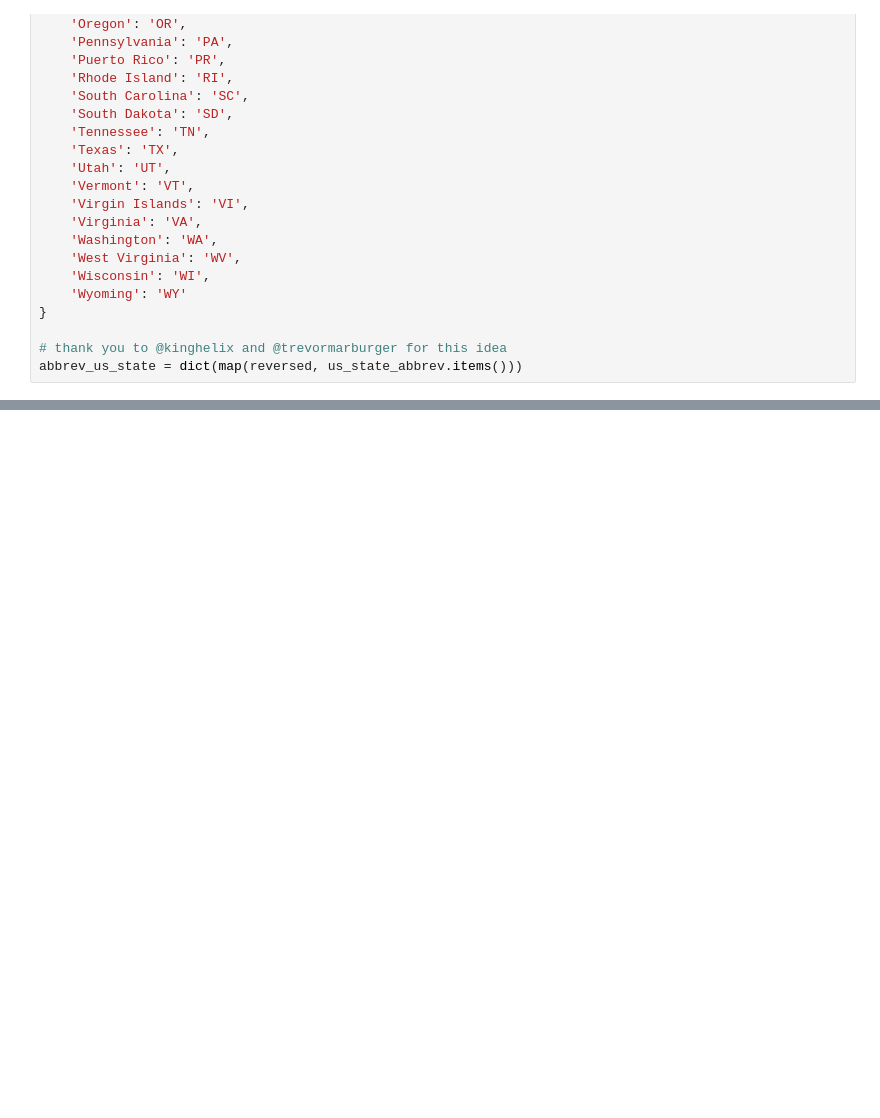
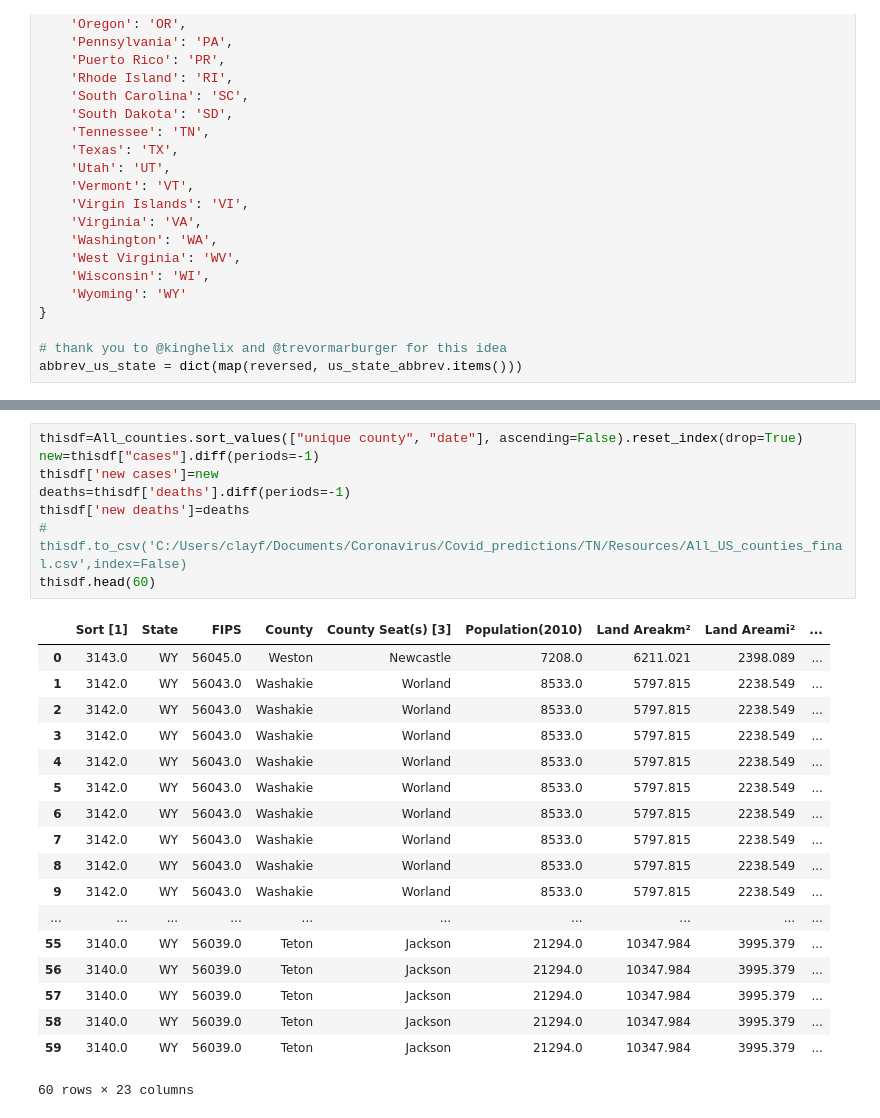
Before and after one commit to clayfranklin/Coronavirus, a Jupyter notebook: Covid_predictions/TN/notebooks/US_counties.ipynb, the cells around one changed output, grey strips where cells are left out. Cells and saved outputs as stored; diff of their text form; blank space fills up the shorter version.

```diff
--- a/Covid_predictions/TN/notebooks/US_counties.ipynb
+++ b/Covid_predictions/TN/notebooks/US_counties.ipynb
@@ -166,0 +263,27 @@ ValueError: Length of values does not match length of index
+# %%
+thisdf=All_counties.sort_values(["unique county", "date"], ascending=False).reset_index(drop=True)
+new=thisdf["cases"].diff(periods=-1)
+thisdf['new cases']=new
+deaths=thisdf['deaths'].diff(periods=-1)
+thisdf['new deaths']=deaths
+# thisdf.to_csv('C:/Users/clayf/Documents/Coronavirus/Covid_predictions/TN/Resources/All_US_counties_final.csv',index=False)
+thisdf.head(60)
+# %% [output]
+|  | Sort [1] | State | FIPS | County | County Seat(s) [3] | Population(2010) | Land Areakm² | Land Areami² | ... |
+| 0 | 3143.0 | WY | 56045.0 | Weston | Newcastle | 7208.0 | 6211.021 | 2398.089 | ... |
+| 1 | 3142.0 | WY | 56043.0 | Washakie | Worland | 8533.0 | 5797.815 | 2238.549 | ... |
+| 2 | 3142.0 | WY | 56043.0 | Washakie | Worland | 8533.0 | 5797.815 | 2238.549 | ... |
+| 3 | 3142.0 | WY | 56043.0 | Washakie | Worland | 8533.0 | 5797.815 | 2238.549 | ... |
+| 4 | 3142.0 | WY | 56043.0 | Washakie | Worland | 8533.0 | 5797.815 | 2238.549 | ... |
+| 5 | 3142.0 | WY | 56043.0 | Washakie | Worland | 8533.0 | 5797.815 | 2238.549 | ... |
+| 6 | 3142.0 | WY | 56043.0 | Washakie | Worland | 8533.0 | 5797.815 | 2238.549 | ... |
+| 7 | 3142.0 | WY | 56043.0 | Washakie | Worland | 8533.0 | 5797.815 | 2238.549 | ... |
+| 8 | 3142.0 | WY | 56043.0 | Washakie | Worland | 8533.0 | 5797.815 | 2238.549 | ... |
+| 9 | 3142.0 | WY | 56043.0 | Washakie | Worland | 8533.0 | 5797.815 | 2238.549 | ... |
+| ... | ... | ... | ... | ... | ... | ... | ... | ... | ... |
+| 55 | 3140.0 | WY | 56039.0 | Teton | Jackson | 21294.0 | 10347.984 | 3995.379 | ... |
+| 56 | 3140.0 | WY | 56039.0 | Teton | Jackson | 21294.0 | 10347.984 | 3995.379 | ... |
+| 57 | 3140.0 | WY | 56039.0 | Teton | Jackson | 21294.0 | 10347.984 | 3995.379 | ... |
+| 58 | 3140.0 | WY | 56039.0 | Teton | Jackson | 21294.0 | 10347.984 | 3995.379 | ... |
+| 59 | 3140.0 | WY | 56039.0 | Teton | Jackson | 21294.0 | 10347.984 | 3995.379 | ... |
+60 rows × 23 columns
```
Also changed, not shown: parts of 11 cells of this notebook, 21 other files.
